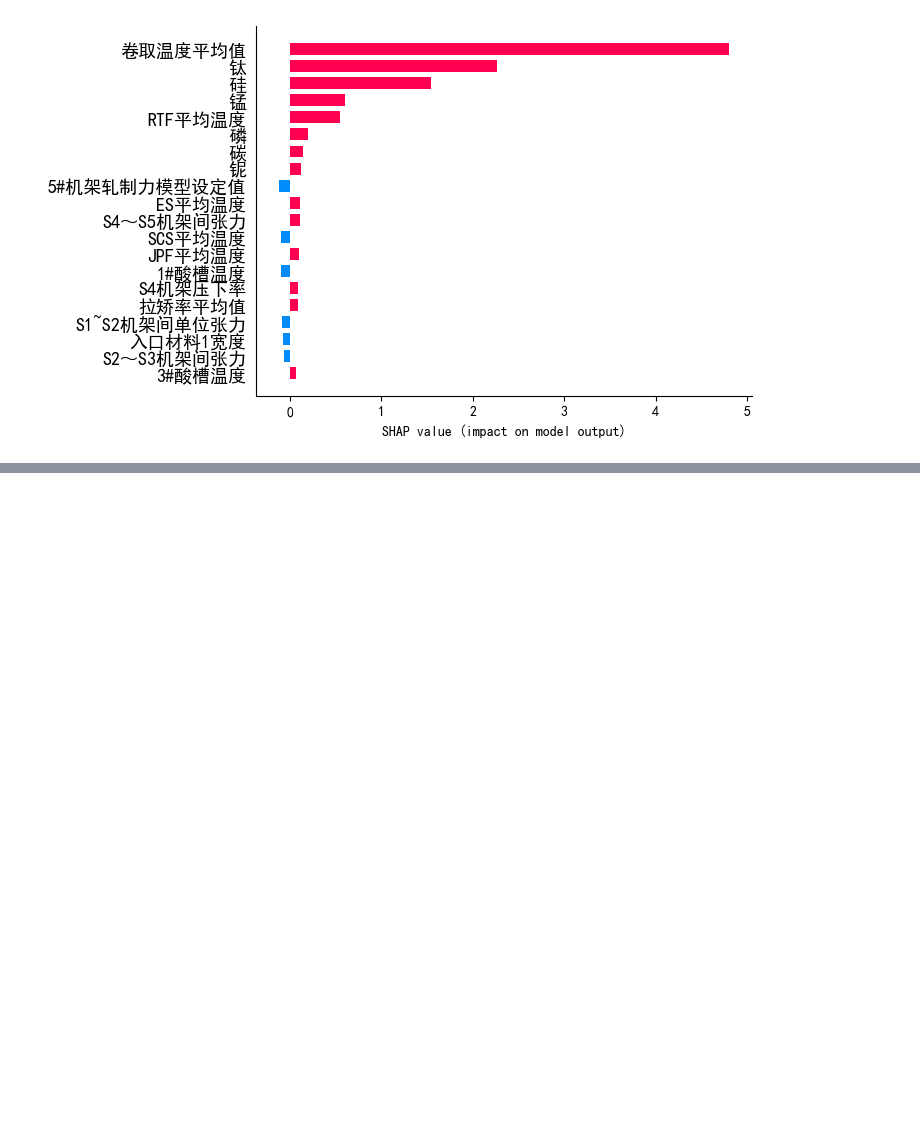
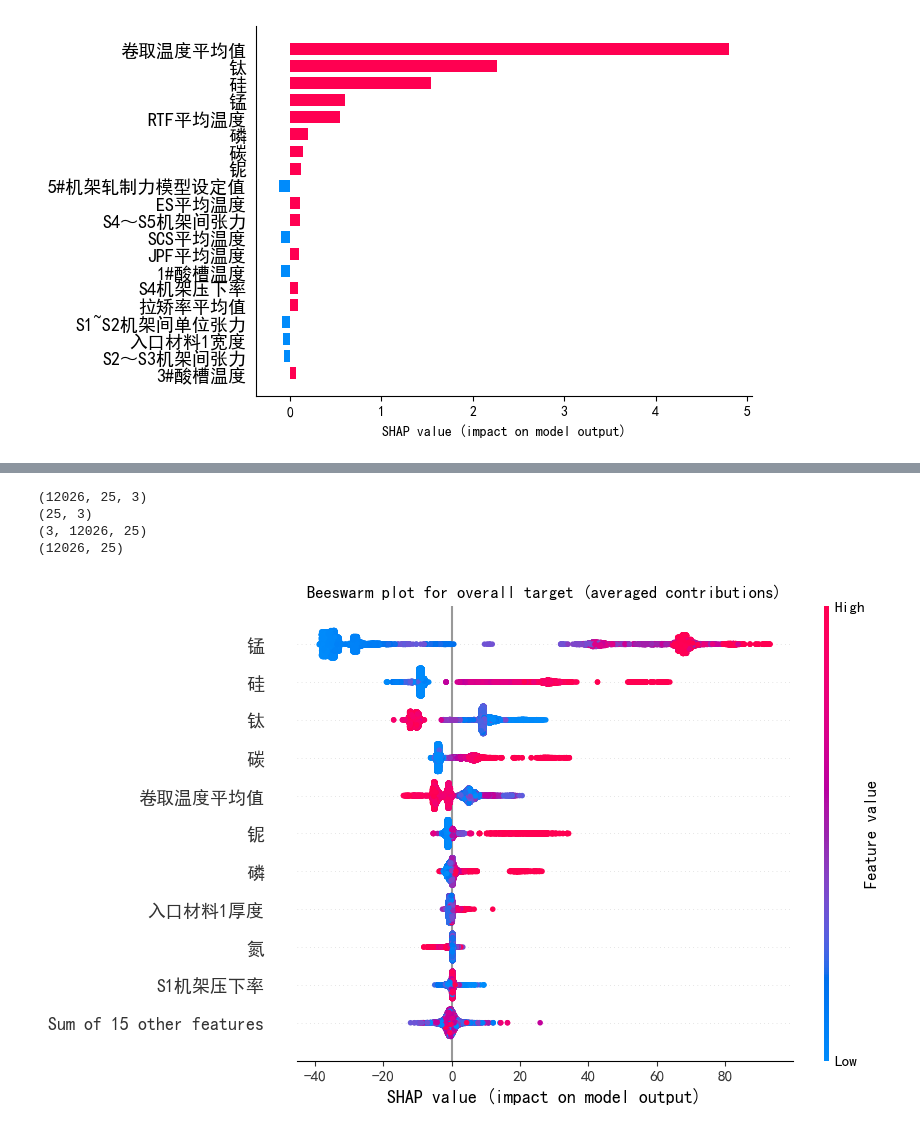
Before and after one commit to linye157/Predict, a Jupyter notebook: optimize_PPO_draw_picture.ipynb, the cells around one changed output, grey strips where cells are left out. Saved outputs shown, nothing was run; the diff lists cells and outputs as text; code cells hidden in the pictures; blank space fills up the shorter version.

```diff
--- a/optimize_PPO_draw_picture.ipynb
+++ b/optimize_PPO_draw_picture.ipynb
@@ -264,0 +345,49 @@ plt.show()
+# %%
+train_x_sample=X_train[np.random.choice(X_train.shape[0], int(X_train.shape[0]*0.1), replace=False)]
+train_x_sample_summary = shap.sample(train_x_sample, 100)
+explainer = shap.TreeExplainer(rf_model, train_x_sample_summary)
+# 计算整个测试集的 SHAP 值，返回的是一个列表，每个元素对应一个目标列
+# #减少计算量
+# X_test=X_test[np.random.choice(X_test.shape[0], int(X_test.shape[0]*0.01), replace=False)]
+# 计算 SHAP 值
+shap_values = explainer.shap_values(X_test, check_additivity=False)
+# %%
+
+print(shap_values.shape)  # 输出 SHAP 值的形状，应该是 (n_samples, n_features, n_outputs)
+print(shap_values[0].shape)  # 输出第一个目标列的 SHAP 值形状，应该是 (n_samples, n_features)
+#把shap_values从(601, 25, 3)转换成(3, 601, 25)
+shap_values = np.array(shap_values)
+shap_values = np.transpose(shap_values, (2, 0, 1))  # 变换维度顺序
+print(shap_values.shape)  # 输出 SHAP 值的形状，应该是 (3, n_samples, n_features)
+# 对三个目标的 SHAP 值在 axis=0 上求平均，得到总体 SHAP 值（形状为 (n_samples, n_features)）
+overall_shap_values = np.mean(shap_values, axis=0)
+print(overall_shap_values.shape)  # 输出总体 SHAP 值的形状，应该是 (n_samples, n_features)
+# 对 base_value 也进行平均处理
+overall_base_value = np.mean(np.array(explainer.expected_value))
+# %% [output]
+(12026, 25, 3)
+(25, 3)
+(3, 12026, 25)
+(12026, 25)
+# %%
+# 对三个目标的 SHAP 值在 axis=0 上求平均，得到总体 SHAP 值（形状为 (n_samples, n_features)）
+overall_shap_values = np.mean(shap_values, axis=0)
+
+# 对 base_value 也进行平均处理
+overall_base_value = np.mean(np.array(explainer.expected_value))
+
+# 构造总体的 Explanation 对象
+overall_explanation = shap.Explanation(
+    values=overall_shap_values,
+    base_values=overall_base_value,
+    data=X_test,
+    feature_names=Parameter_header2
+)
+
+# 绘制总体 beeswarm 图，设置 max_display 参数以显示所需特征数量
+plt.figure(figsize=(10, 20))
+shap.plots.beeswarm(overall_explanation, max_display=11, show=False)
+plt.title("Beeswarm plot for overall target (averaged contributions)")
+plt.show()
+# %% [output]
+[figure, added]
```
Also changed, not shown: parts of 3 cells of this notebook, 1 other file.
